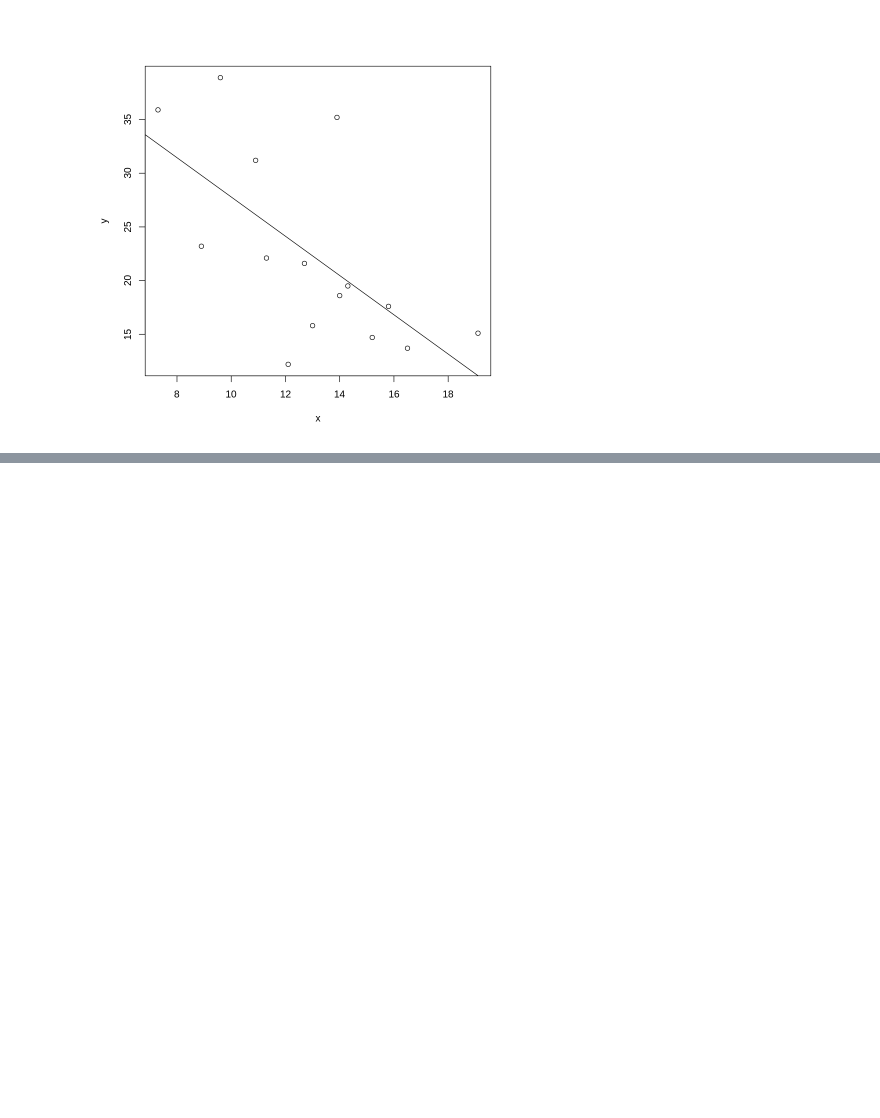
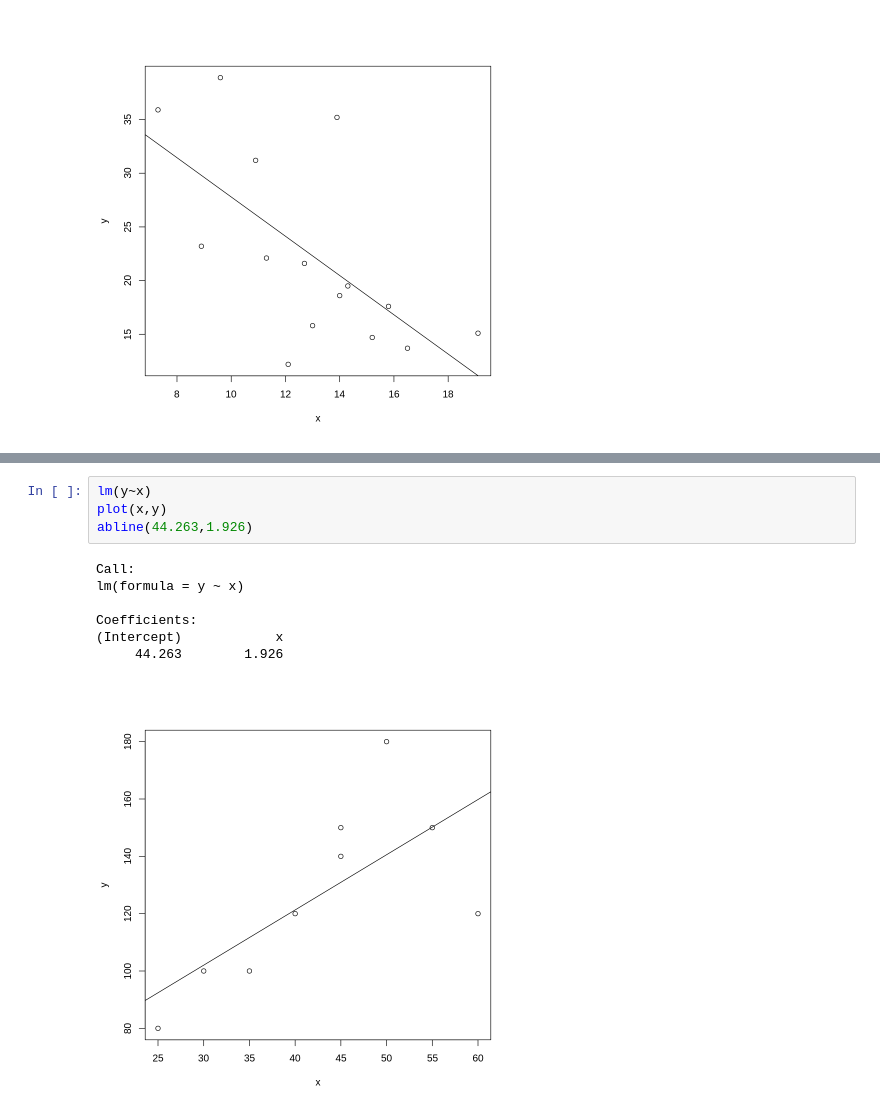
Before and after one commit to iizmyy/Analisis-dan-Visualisasi-Data, a Jupyter notebook: Modul_4.ipynb, the cells around one changed output, grey strips where cells are left out. Saved outputs shown, nothing was run; the diff lists cells and outputs as text; blank space fills up the shorter version.

```diff
--- a/Modul_4.ipynb
+++ b/Modul_4.ipynb
@@ -48,0 +75,12 @@ Coefficients:
+# %%
+lm(y~x)
+plot(x,y)
+abline(44.263,1.926)
+# %% [output]
+Call:
+lm(formula = y ~ x)
+
+Coefficients:
+(Intercept)            x
+     44.263        1.926
+[figure, added]
```
Also changed, not shown: parts of 4 cells of this notebook.
